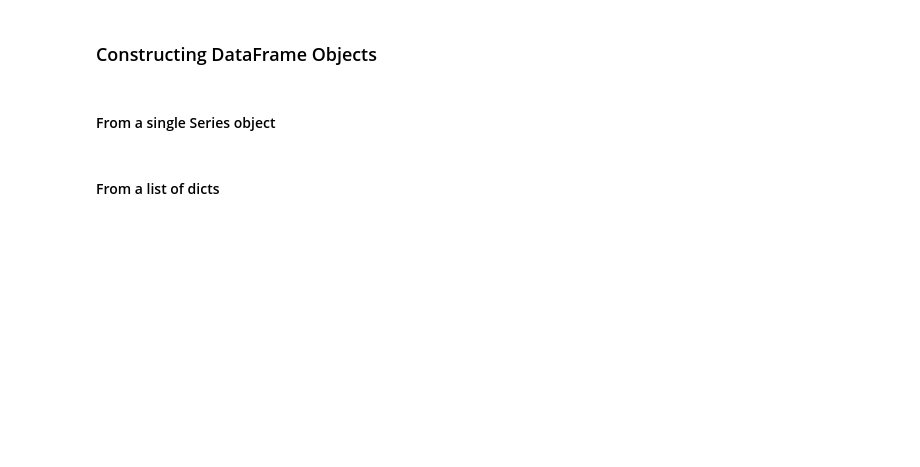
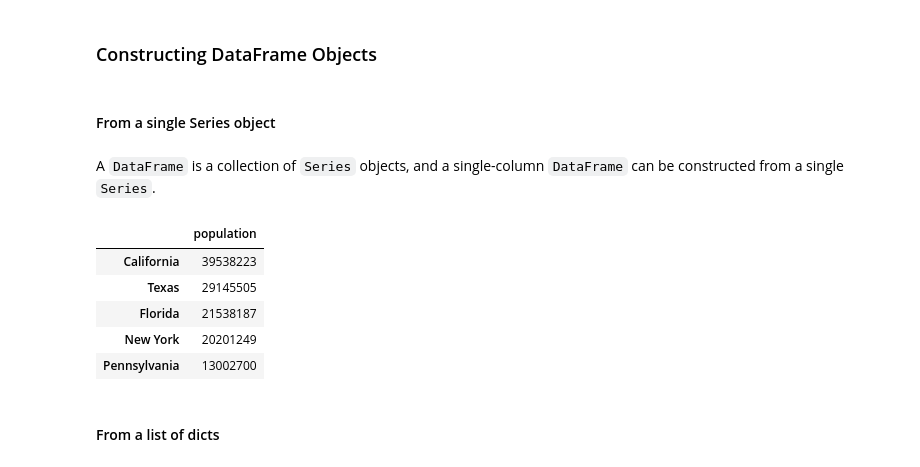
Before and after one commit to huymh/jupyter-notes, a Jupyter notebook: HB_Data_Manipulation_with_Pandas.ipynb, the cells around one changed output. Saved outputs shown, nothing was run; the diff lists cells and outputs as text; code cells hidden in the pictures; blank space fills up the shorter version.

```diff
--- a/HB_Data_Manipulation_with_Pandas.ipynb
+++ b/HB_Data_Manipulation_with_Pandas.ipynb
@@ -30,5 +209,16 @@ improt pandas as pd
 ### Constructing DataFrame Objects
 # %% [markdown]
 #### From a single Series object
+# %% [markdown]
+A `DataFrame` is a collection of `Series` objects, and a single-column `DataFrame` can be constructed from a single `Series`.
+# %%
+pd.DataFrame(population, columns = ['population'])
+# %% [output]
+|  | population |
+| California | 39538223 |
+| Texas | 29145505 |
+| Florida | 21538187 |
+| New York | 20201249 |
+| Pennsylvania | 13002700 |
 # %% [markdown]
 #### From a list of dicts
```
Also changed, not shown: parts of 65 cells of this notebook.
